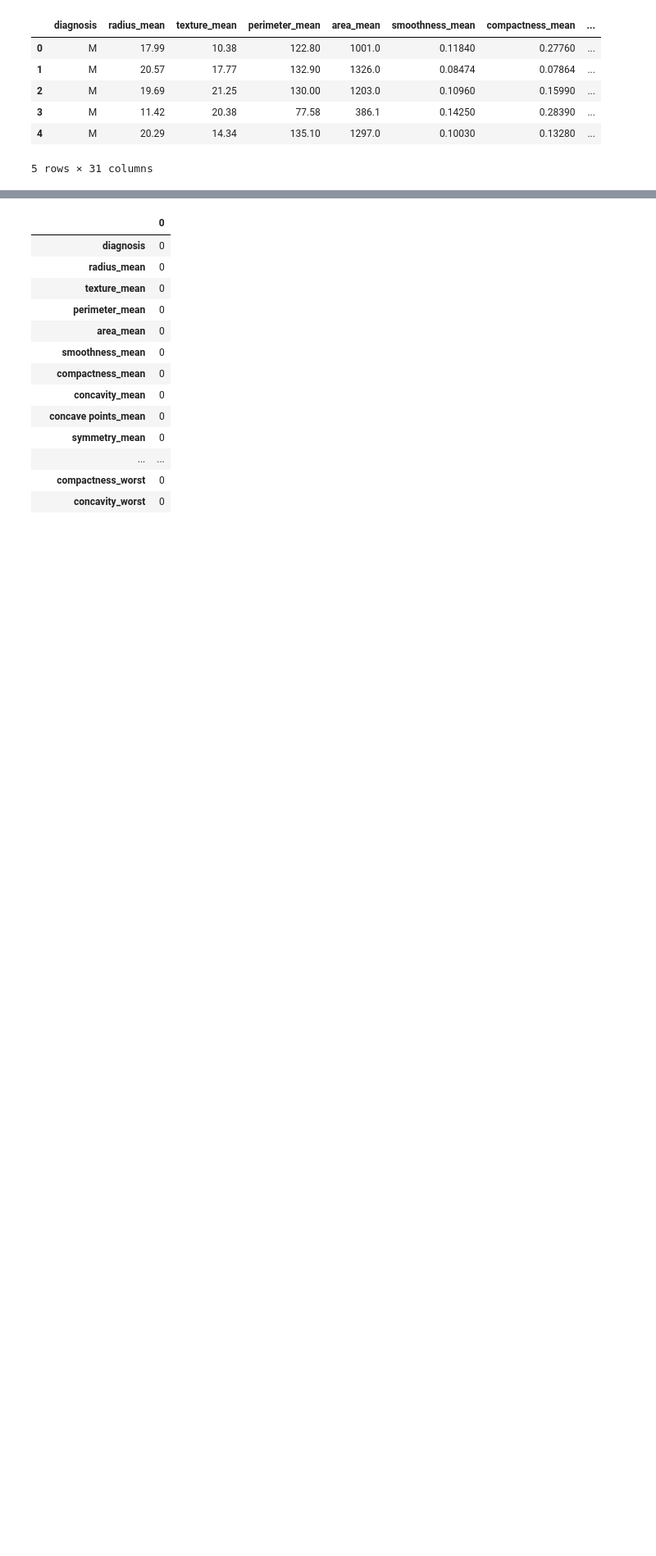
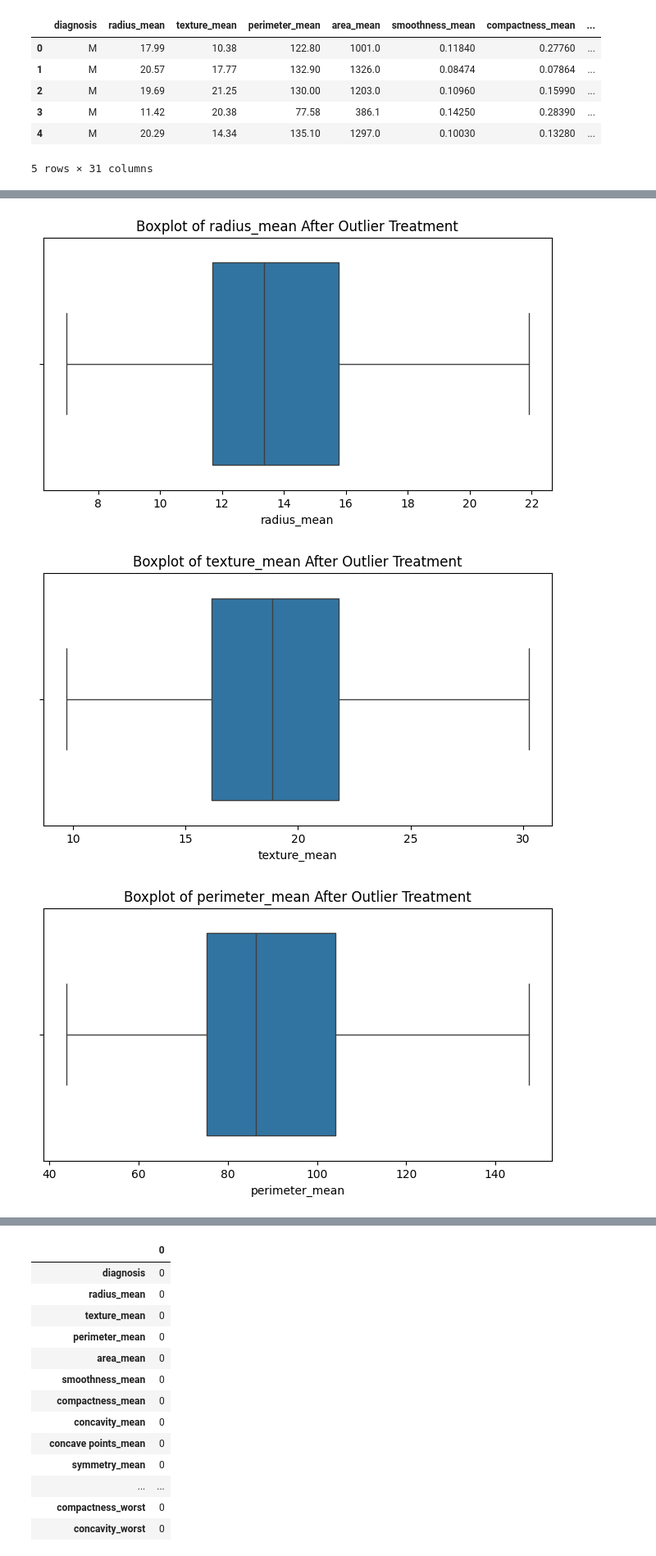
Before and after one commit to SunitaJakhar/Breast-Cancer-Prediction-Using-Machine-Learning, a Jupyter notebook: Breast_Cancer_Prediction_Using_Machine_Learning.ipynb, the cells around one changed output, grey strips where cells are left out. Shown at 82% size. Drawn from its saved outputs; the diff is of its cells as text; code cells hidden in the pictures; blank space fills up the shorter version.

```diff
--- a/Breast_Cancer_Prediction_Using_Machine_Learning.ipynb
+++ b/Breast_Cancer_Prediction_Using_Machine_Learning.ipynb
@@ -55,3 +94,18 @@ df.head()
 | 3 | M | 11.42 | 20.38 | 77.58 | 386.1 | 0.14250 | 0.28390 | ... |
 | 4 | M | 20.29 | 14.34 | 135.10 | 1297.0 | 0.10030 | 0.13280 | ... |
 5 rows × 31 columns
+# %%
+# Detect outliers using IQR
+numerical_cols = df.select_dtypes(include=[np.number]).columns
+
+for col in numerical_cols:
+    Q1 = df[col].quantile(0.25)
+    Q3 = df[col].quantile(0.75)
+    IQR = Q3 - Q1
+
+    lower_bound = Q1 - 1.5 * IQR
+    upper_bound = Q3 + 1.5 * IQR
+
+    outliers = df[(df[col] < lower_bound) | (df[col] > upper_bound)]
+
+    print(f"{col}: {len(outliers)} outliers detected")
@@ -57,0 +130,15 @@ df.head()
+# %%
+# Capping Outliers (Winsorization) - Using this to keep all records but reduce the influence of extreme values
+
+df_capped = df.copy()
+for col in numerical_cols:
+    Q1 = df_capped[col].quantile(0.25)
+    Q3 = df_capped[col].quantile(0.75)
+    IQR = Q3 - Q1
+
+    lower_bound = Q1 - 1.5 * IQR
+    upper_bound = Q3 + 1.5 * IQR
+
+    df_capped[col] = df_capped[col].clip(lower=lower_bound,
+                                         upper=upper_bound)
+print("Outliers have been capped.")
@@ -57,0 +147,12 @@ df.head()
+# %%
+# Verify the Treatment with New Boxplots
+
+for col in numerical_cols:
+    plt.figure(figsize=(8, 4))
+    sns.boxplot(x=df_capped[col])  # or df_removed[col]
+    plt.title(f'Boxplot of {col} After Outlier Treatment')
+    plt.show()
+# %% [output]
+[figure, added]
+[figure, added]
+[figure, added]
```
Also changed, not shown: parts of 6 cells of this notebook.
